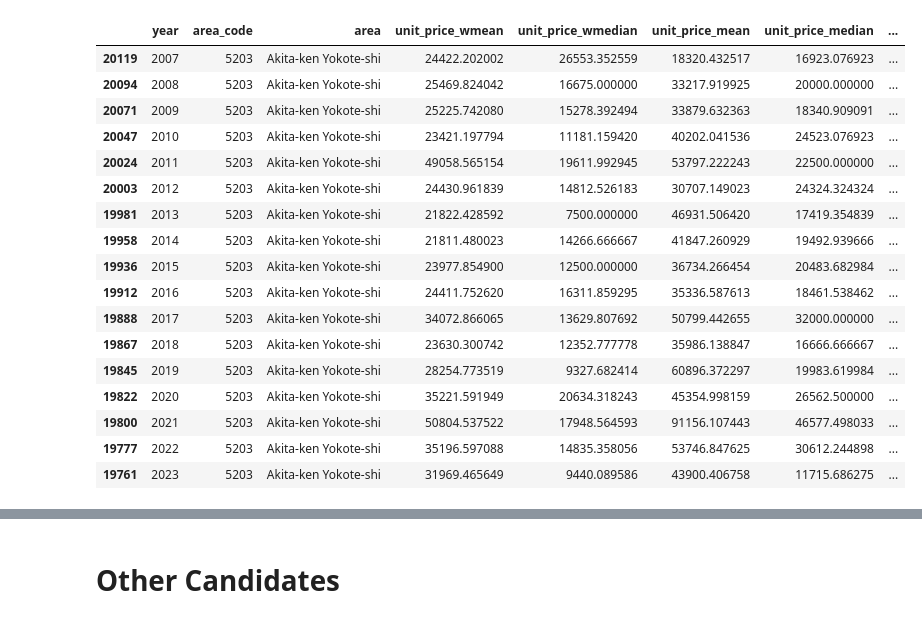
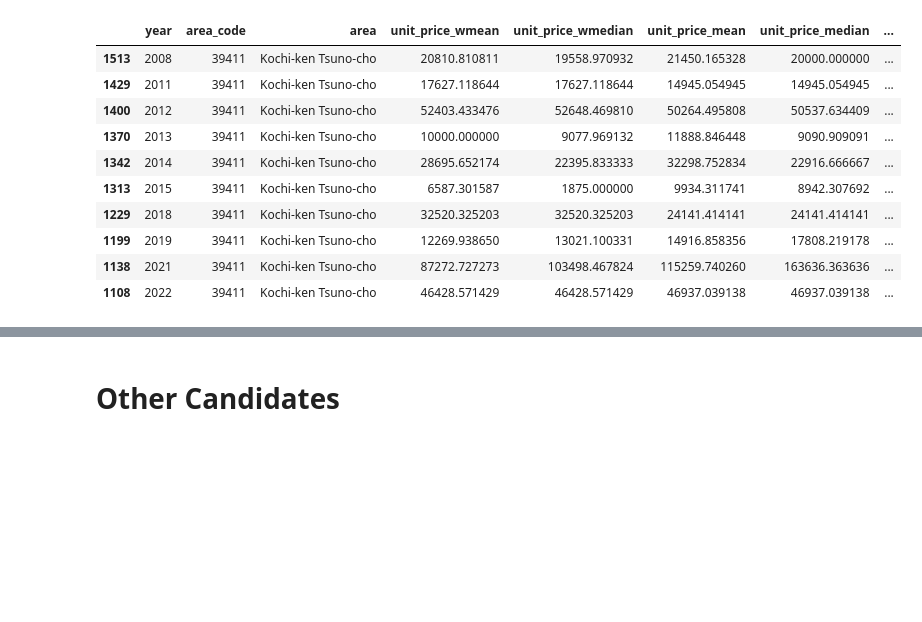
Before and after one commit to diabhaque/Yogen, a Jupyter notebook: notebooks/core_preprocessing/smooth_temporal.ipynb, the cells around one changed output, grey strips where cells are left out. Drawn from its saved outputs; the diff is of its cells as text; code cells hidden in the pictures; blank space fills up the shorter version.

```diff
--- a/notebooks/core_preprocessing/smooth_temporal.ipynb
+++ b/notebooks/core_preprocessing/smooth_temporal.ipynb
@@ -85,25 +110,19 @@ array(['20448', '5203', '47329', '6365', '29344', '42211', '11209',
 # %%
 # area_code = "5214" # Akita-ken Nikaho-shi
-area_code = "5203"
+area_code = "39411"
 area_df = df[df["area_code"] == area_code].sort_values(by="year", ascending=True)
+area_df = area_df[area_df["count"] > 1] # Instead, if count == n (where n is small), set value to be average of surrounding values
 area_df
 # %% [output]
 |  | year | area_code | area | unit_price_wmean | unit_price_wmedian | unit_price_mean | unit_price_median | ... |
-| 20119 | 2007 | 5203 | Akita-ken Yokote-shi | 24422.202002 | 26553.352559 | 18320.432517 | 16923.076923 | ... |
-| 20094 | 2008 | 5203 | Akita-ken Yokote-shi | 25469.824042 | 16675.000000 | 33217.919925 | 20000.000000 | ... |
-| 20071 | 2009 | 5203 | Akita-ken Yokote-shi | 25225.742080 | 15278.392494 | 33879.632363 | 18340.909091 | ... |
-| 20047 | 2010 | 5203 | Akita-ken Yokote-shi | 23421.197794 | 11181.159420 | 40202.041536 | 24523.076923 | ... |
-| 20024 | 2011 | 5203 | Akita-ken Yokote-shi | 49058.565154 | 19611.992945 | 53797.222243 | 22500.000000 | ... |
-| 20003 | 2012 | 5203 | Akita-ken Yokote-shi | 24430.961839 | 14812.526183 | 30707.149023 | 24324.324324 | ... |
-| 19981 | 2013 | 5203 | Akita-ken Yokote-shi | 21822.428592 | 7500.000000 | 46931.506420 | 17419.354839 | ... |
-| 19958 | 2014 | 5203 | Akita-ken Yokote-shi | 21811.480023 | 14266.666667 | 41847.260929 | 19492.939666 | ... |
-| 19936 | 2015 | 5203 | Akita-ken Yokote-shi | 23977.854900 | 12500.000000 | 36734.266454 | 20483.682984 | ... |
-| 19912 | 2016 | 5203 | Akita-ken Yokote-shi | 24411.752620 | 16311.859295 | 35336.587613 | 18461.538462 | ... |
-| 19888 | 2017 | 5203 | Akita-ken Yokote-shi | 34072.866065 | 13629.807692 | 50799.442655 | 32000.000000 | ... |
-| 19867 | 2018 | 5203 | Akita-ken Yokote-shi | 23630.300742 | 12352.777778 | 35986.138847 | 16666.666667 | ... |
-| 19845 | 2019 | 5203 | Akita-ken Yokote-shi | 28254.773519 | 9327.682414 | 60896.372297 | 19983.619984 | ... |
-| 19822 | 2020 | 5203 | Akita-ken Yokote-shi | 35221.591949 | 20634.318243 | 45354.998159 | 26562.500000 | ... |
-| 19800 | 2021 | 5203 | Akita-ken Yokote-shi | 50804.537522 | 17948.564593 | 91156.107443 | 46577.498033 | ... |
-| 19777 | 2022 | 5203 | Akita-ken Yokote-shi | 35196.597088 | 14835.358056 | 53746.847625 | 30612.244898 | ... |
-| 19761 | 2023 | 5203 | Akita-ken Yokote-shi | 31969.465649 | 9440.089586 | 43900.406758 | 11715.686275 | ... |
+| 1513 | 2008 | 39411 | Kochi-ken Tsuno-cho | 20810.810811 | 19558.970932 | 21450.165328 | 20000.000000 | ... |
+| 1429 | 2011 | 39411 | Kochi-ken Tsuno-cho | 17627.118644 | 17627.118644 | 14945.054945 | 14945.054945 | ... |
+| 1400 | 2012 | 39411 | Kochi-ken Tsuno-cho | 52403.433476 | 52648.469810 | 50264.495808 | 50537.634409 | ... |
+| 1370 | 2013 | 39411 | Kochi-ken Tsuno-cho | 10000.000000 | 9077.969132 | 11888.846448 | 9090.909091 | ... |
+| 1342 | 2014 | 39411 | Kochi-ken Tsuno-cho | 28695.652174 | 22395.833333 | 32298.752834 | 22916.666667 | ... |
+| 1313 | 2015 | 39411 | Kochi-ken Tsuno-cho | 6587.301587 | 1875.000000 | 9934.311741 | 8942.307692 | ... |
+| 1229 | 2018 | 39411 | Kochi-ken Tsuno-cho | 32520.325203 | 32520.325203 | 24141.414141 | 24141.414141 | ... |
+| 1199 | 2019 | 39411 | Kochi-ken Tsuno-cho | 12269.938650 | 13021.100331 | 14916.858356 | 17808.219178 | ... |
+| 1138 | 2021 | 39411 | Kochi-ken Tsuno-cho | 87272.727273 | 103498.467824 | 115259.740260 | 163636.363636 | ... |
+| 1108 | 2022 | 39411 | Kochi-ken Tsuno-cho | 46428.571429 | 46428.571429 | 46937.039138 | 46937.039138 | ... |
 # %%
```
Also changed, not shown: parts of 11 cells of this notebook, 2 other files.
